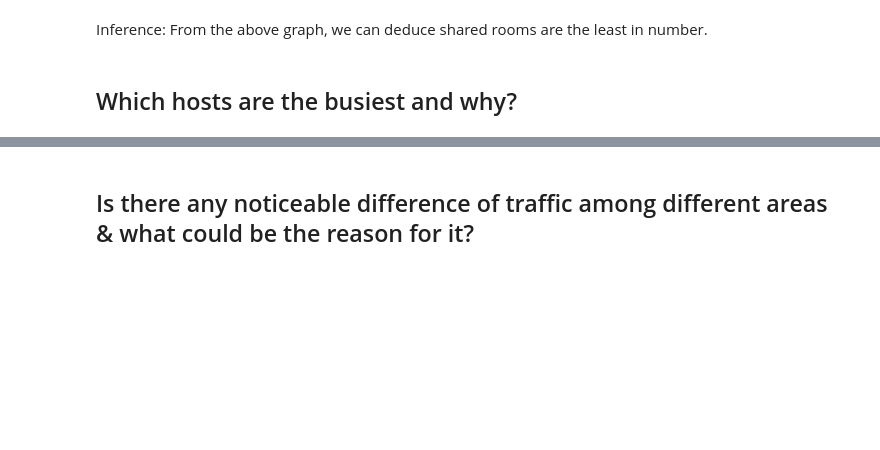
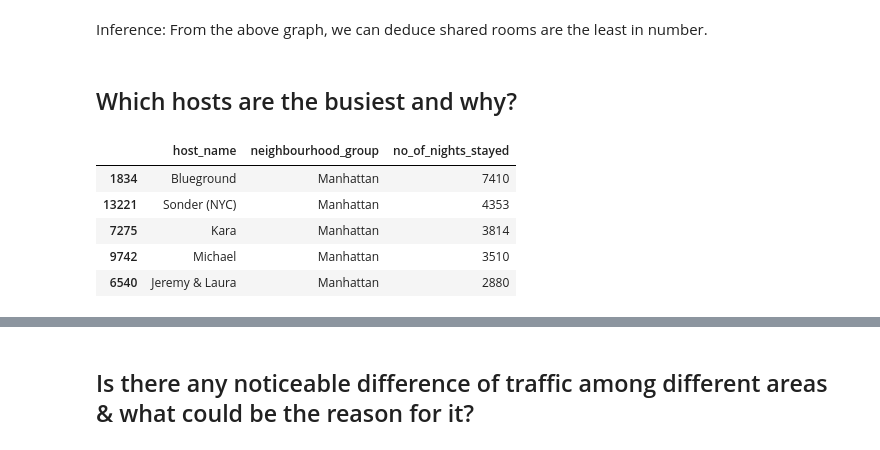
Before and after one commit to codeboy47/airbnb-booking-analysis, a Jupyter notebook: Akshit_Singh_Airbnb_Bookings_Analysis.ipynb, the cells around one changed output, grey strips where cells are left out. Drawn from its saved outputs; the diff is of its cells as text; code cells hidden in the pictures; blank space fills up the shorter version.

```diff
--- a/Akshit_Singh_Airbnb_Bookings_Analysis.ipynb
+++ b/Akshit_Singh_Airbnb_Bookings_Analysis.ipynb
@@ -261,3 +261,14 @@ sns.scatterplot(
 Inference: From the above graph, we can deduce shared rooms are the least in number.
 # %% [markdown]
 ## Which hosts are the busiest and why?
+# %%
+# Finding the total number of nights stayed by hosts
+host_reviews_per_month = airbnb_df.groupby(['host_name', 'neighbourhood_group'], as_index = False).agg({'minimum_nights': 'sum'}).sort_values('minimum_nights', ascending = False).rename(columns = {'minimum_nights' : 'no_of_nights_stayed'})[:5]
+host_reviews_per_month
+# %% [output]
+|  | host_name | neighbourhood_group | no_of_nights_stayed |
+| 1834 | Blueground | Manhattan | 7410 |
+| 13221 | Sonder (NYC) | Manhattan | 4353 |
+| 7275 | Kara | Manhattan | 3814 |
+| 9742 | Michael | Manhattan | 3510 |
+| 6540 | Jeremy & Laura | Manhattan | 2880 |
```
Also changed, not shown: parts of 10 cells of this notebook.
